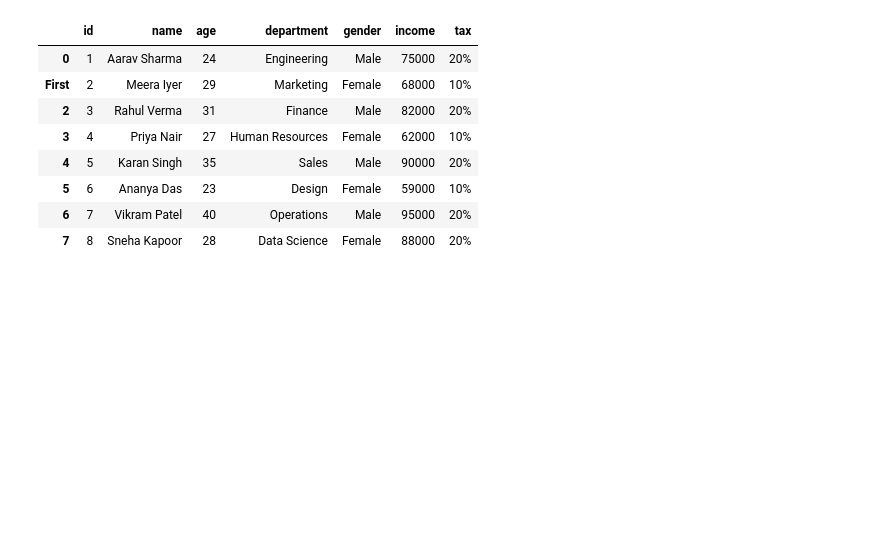
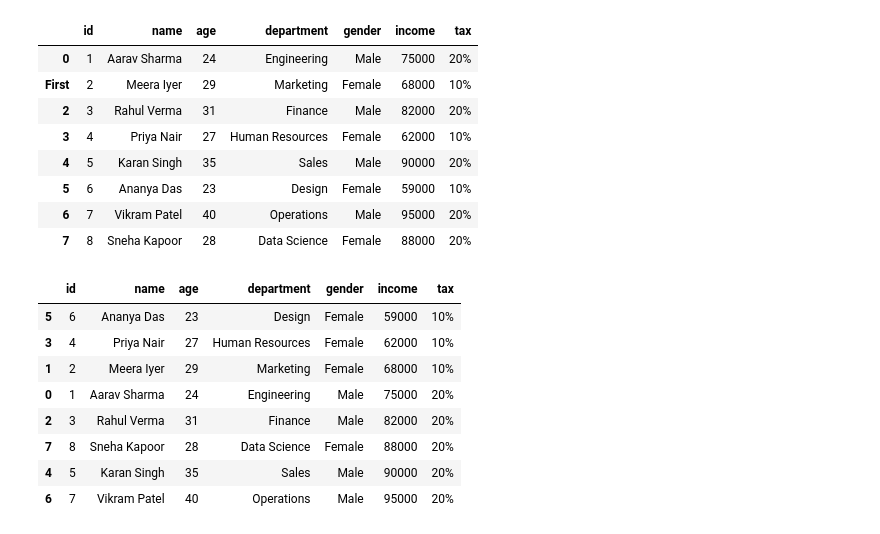
Before and after one commit to Shubh1127/Ai_jour, a Jupyter notebook: pandas_t.ipynb, the cells around one changed output. Drawn from its saved outputs; the diff is of its cells as text; code cells hidden in the pictures; blank space fills up the shorter version.

Commit message:
Data Transformation

```diff
--- a/pandas_t.ipynb
+++ b/pandas_t.ipynb
@@ -589,3 +589,15 @@ df2.rename(index={1:"First"})
 | 5 | 6 | Ananya Das | 23 | Design | Female | 59000 | 10% |
 | 6 | 7 | Vikram Patel | 40 | Operations | Male | 95000 | 20% |
 | 7 | 8 | Sneha Kapoor | 28 | Data Science | Female | 88000 | 20% |
+# %%
+df2.sort_values("income")
+# %% [output]
+|  | id | name | age | department | gender | income | tax |
+| 5 | 6 | Ananya Das | 23 | Design | Female | 59000 | 10% |
+| 3 | 4 | Priya Nair | 27 | Human Resources | Female | 62000 | 10% |
+| 1 | 2 | Meera Iyer | 29 | Marketing | Female | 68000 | 10% |
+| 0 | 1 | Aarav Sharma | 24 | Engineering | Male | 75000 | 20% |
+| 2 | 3 | Rahul Verma | 31 | Finance | Male | 82000 | 20% |
+| 7 | 8 | Sneha Kapoor | 28 | Data Science | Female | 88000 | 20% |
+| 4 | 5 | Karan Singh | 35 | Sales | Male | 90000 | 20% |
+| 6 | 7 | Vikram Patel | 40 | Operations | Male | 95000 | 20% |
```
Also changed, not shown: parts of 2 cells of this notebook.
